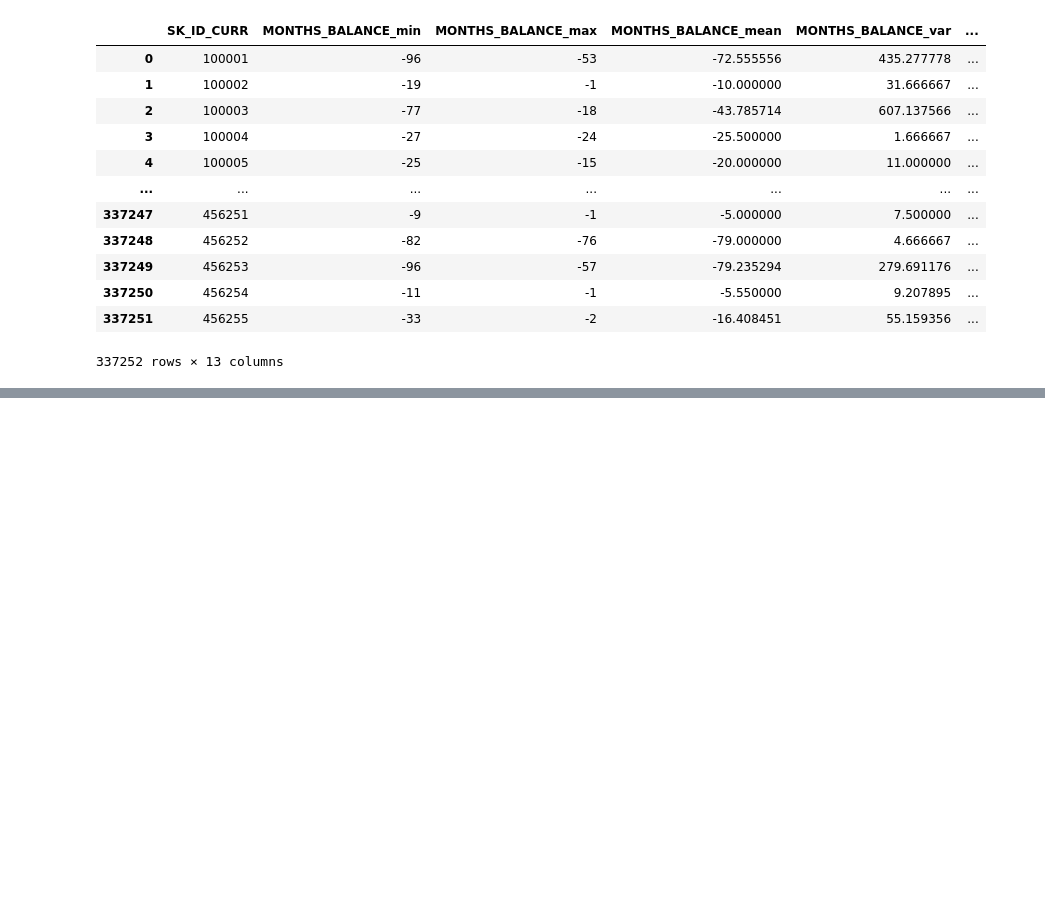
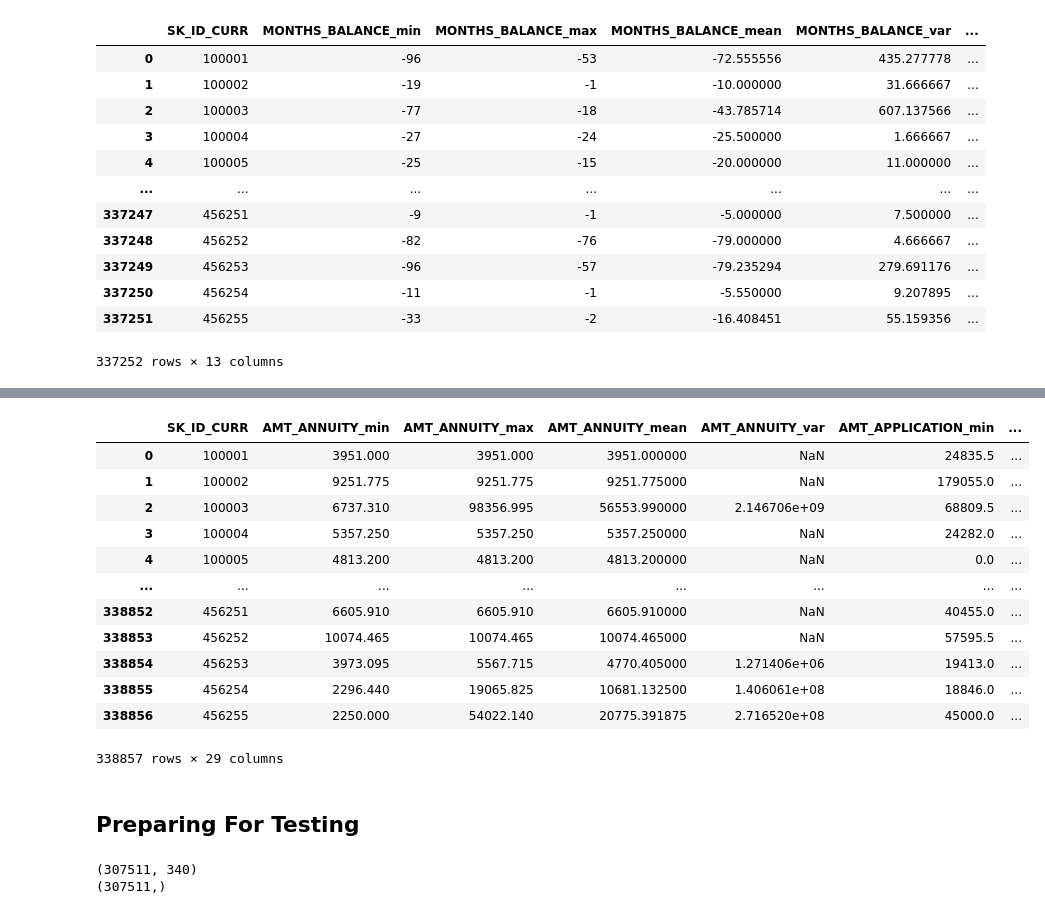
Before and after one commit to griffin-brown-95/EDA, a Jupyter notebook: group_model.ipynb, the cells around one changed output, grey strips where cells are left out. Drawn from its saved outputs; the diff is of its cells as text; code cells hidden in the pictures; blank space fills up the shorter version.

```diff
--- a/group_model.ipynb
+++ b/group_model.ipynb
@@ -223,0 +322,5 @@ Name: count, dtype: int64
+# %%
+pa = preprocess_dataframe(pa)
+# %%
+previous_application_counts = pa.groupby('SK_ID_CURR')['SK_ID_PREV'].count()
+previous_application_counts
@@ -223,0 +341,34 @@ Name: count, dtype: int64
+# %%
+pa = pa.merge(right=previous_application_counts, how='left', on='SK_ID_CURR')
+# %%
+pa_aggregations = {
+    'AMT_ANNUITY': aggs,
+    'AMT_APPLICATION': aggs,
+    'AMT_CREDIT': aggs,
+    'AMT_DOWN_PAYMENT': aggs,
+    'AMT_GOODS_PRICE': aggs,
+    'CNT_PAYMENT': aggs,
+    'DAYS_DECISION': aggs
+}
+# %%
+aggregated_pa = pa.groupby('SK_ID_CURR').agg(pa_aggregations)
+
+aggregated_pa.columns = ['_'.join(col).strip() for col in aggregated_pa.columns.values]
+
+aggregated_pa.reset_index(inplace=True)
+
+aggregated_pa
+# %% [output]
+|  | SK_ID_CURR | AMT_ANNUITY_min | AMT_ANNUITY_max | AMT_ANNUITY_mean | AMT_ANNUITY_var | AMT_APPLICATION_min | ... |
+| 0 | 100001 | 3951.000 | 3951.000 | 3951.000000 | NaN | 24835.5 | ... |
+| 1 | 100002 | 9251.775 | 9251.775 | 9251.775000 | NaN | 179055.0 | ... |
+| 2 | 100003 | 6737.310 | 98356.995 | 56553.990000 | 2.146706e+09 | 68809.5 | ... |
+| 3 | 100004 | 5357.250 | 5357.250 | 5357.250000 | NaN | 24282.0 | ... |
+| 4 | 100005 | 4813.200 | 4813.200 | 4813.200000 | NaN | 0.0 | ... |
+| ... | ... | ... | ... | ... | ... | ... | ... |
+| 338852 | 456251 | 6605.910 | 6605.910 | 6605.910000 | NaN | 40455.0 | ... |
+| 338853 | 456252 | 10074.465 | 10074.465 | 10074.465000 | NaN | 57595.5 | ... |
+| 338854 | 456253 | 3973.095 | 5567.715 | 4770.405000 | 1.271406e+06 | 19413.0 | ... |
+| 338855 | 456254 | 2296.440 | 19065.825 | 10681.132500 | 1.406061e+08 | 18846.0 | ... |
+| 338856 | 456255 | 2250.000 | 54022.140 | 20775.391875 | 2.716520e+08 | 45000.0 | ... |
+338857 rows × 29 columns
@@ -223,0 +377,2 @@ Name: count, dtype: int64
+# %% [markdown]
+## Preparing For Testing
@@ -223,0 +384,6 @@ Name: count, dtype: int64
+# %%
+print(train_X.shape)
+print(y.shape)
+# %% [output]
+(307511, 340)
+(307511,)
```
Also changed, not shown: parts of 47 cells of this notebook, 3 other files.
